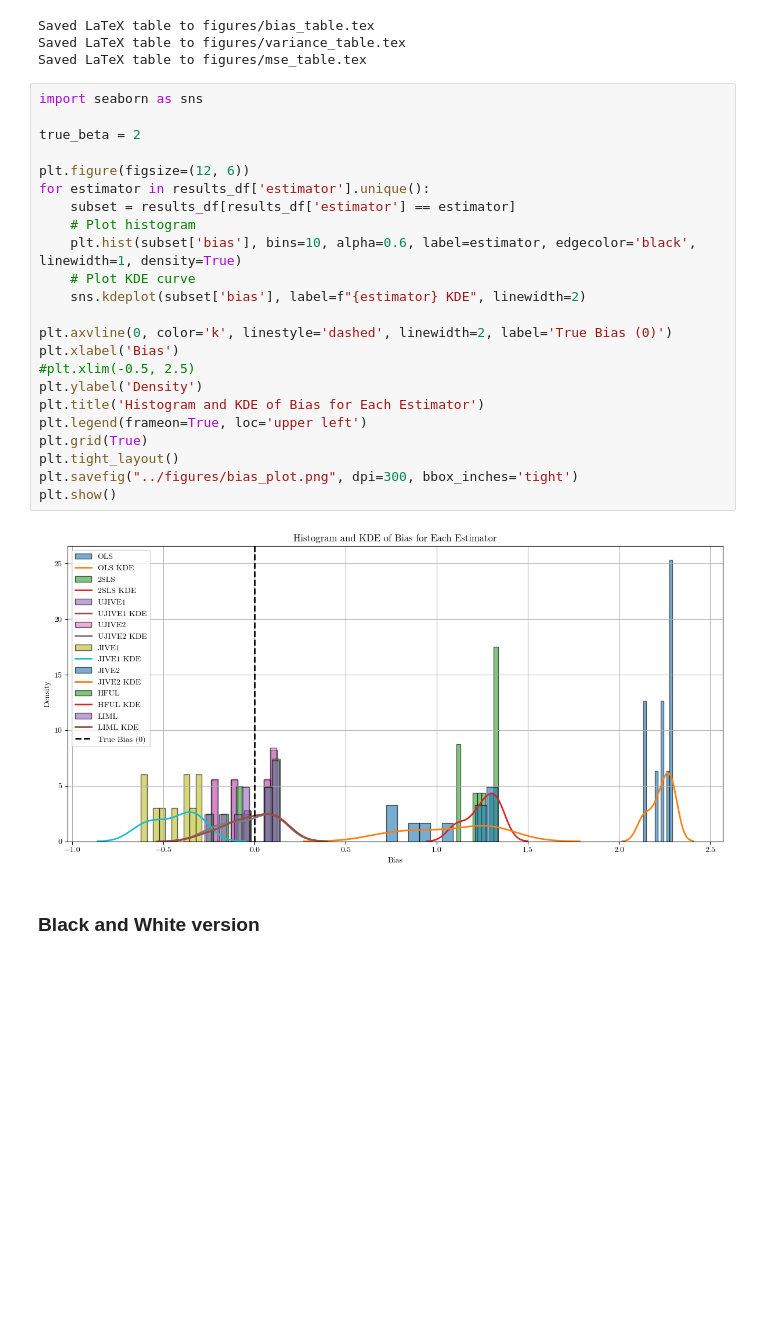
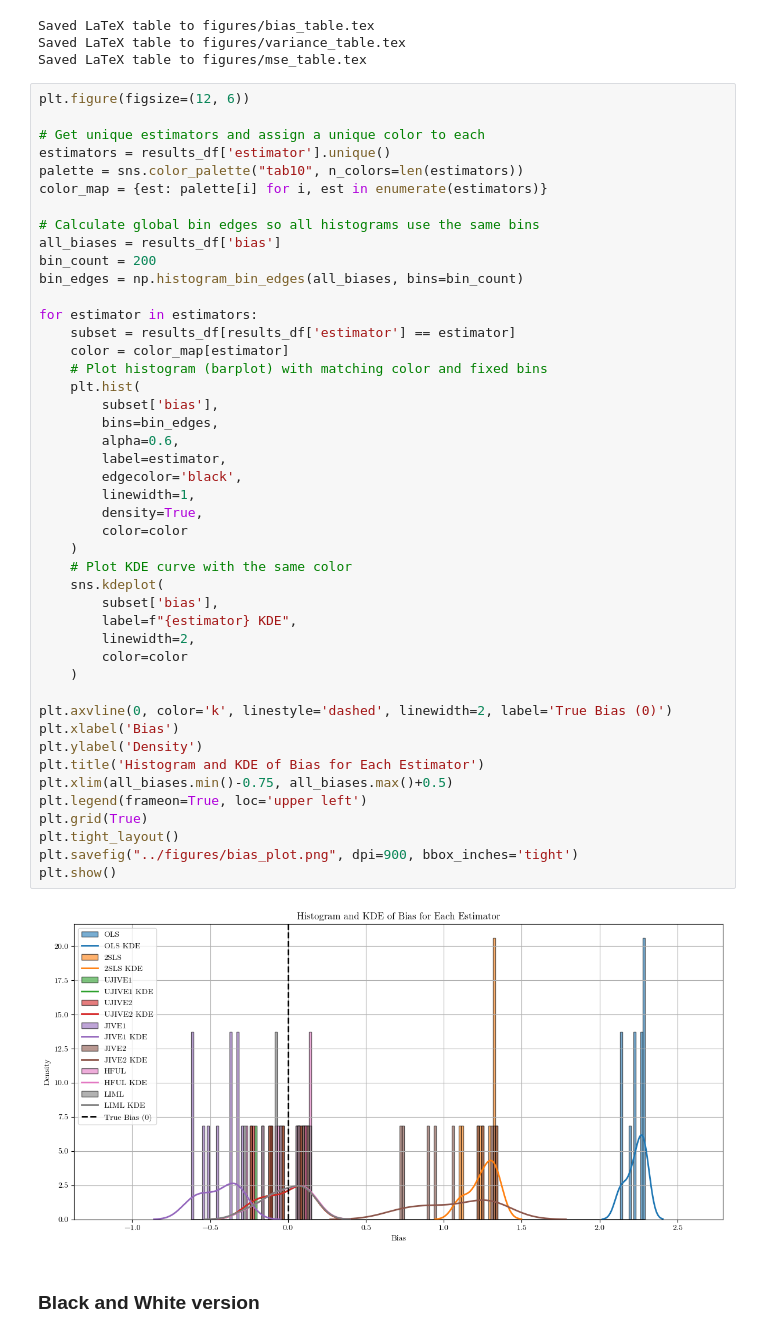
Before and after one commit to hyattjon/weak_instruments, a Jupyter notebook: weak_instruments/monte_carlo.ipynb, the cells around one changed output. Drawn from its saved outputs; the diff is of its cells as text; blank space fills up the shorter version.

```diff
--- a/weak_instruments/monte_carlo.ipynb
+++ b/weak_instruments/monte_carlo.ipynb
@@ -262,30 +262,52 @@ Saved LaTeX table to figures/bias_table.tex
 Saved LaTeX table to figures/variance_table.tex
 Saved LaTeX table to figures/mse_table.tex
 # %%
-import seaborn as sns
+plt.figure(figsize=(12, 6))
 
-true_beta = 2
+# Get unique estimators and assign a unique color to each
+estimators = results_df['estimator'].unique()
+palette = sns.color_palette("tab10", n_colors=len(estimators))
+color_map = {est: palette[i] for i, est in enumerate(estimators)}
 
-plt.figure(figsize=(12, 6))
-for estimator in results_df['estimator'].unique():
+# Calculate global bin edges so all histograms use the same bins
+all_biases = results_df['bias']
+bin_count = 200
+bin_edges = np.histogram_bin_edges(all_biases, bins=bin_count)
+
+for estimator in estimators:
     subset = results_df[results_df['estimator'] == estimator]
-    # Plot histogram
-    plt.hist(subset['bias'], bins=10, alpha=0.6, label=estimator, edgecolor='black', linewidth=1, density=True)
-    # Plot KDE curve
-    sns.kdeplot(subset['bias'], label=f"{estimator} KDE", linewidth=2)
+    color = color_map[estimator]
+    # Plot histogram (barplot) with matching color and fixed bins
+    plt.hist(
+        subset['bias'],
+        bins=bin_edges,
+        alpha=0.6,
+        label=estimator,
+        edgecolor='black',
+        linewidth=1,
+        density=True,
+        color=color
+    )
+    # Plot KDE curve with the same color
+    sns.kdeplot(
+        subset['bias'],
+        label=f"{estimator} KDE",
+        linewidth=2,
+        color=color
+    )
 
 plt.axvline(0, color='k', linestyle='dashed', linewidth=2, label='True Bias (0)')
 plt.xlabel('Bias')
-#plt.xlim(-0.5, 2.5)
 plt.ylabel('Density')
 plt.title('Histogram and KDE of Bias for Each Estimator')
+plt.xlim(all_biases.min()-0.75, all_biases.max()+0.5)
 plt.legend(frameon=True, loc='upper left')
 plt.grid(True)
 plt.tight_layout()
-plt.savefig("../figures/bias_plot.png", dpi=300, bbox_inches='tight')
+plt.savefig("../figures/bias_plot.png", dpi=900, bbox_inches='tight')
 plt.show()
 # %% [output]
-[figure, old version]
+[figure, new version]
 # %% [markdown]
 ### Black and White version
 # %%
```
Also changed, not shown: parts of 1 cell of this notebook, 2 other files.
